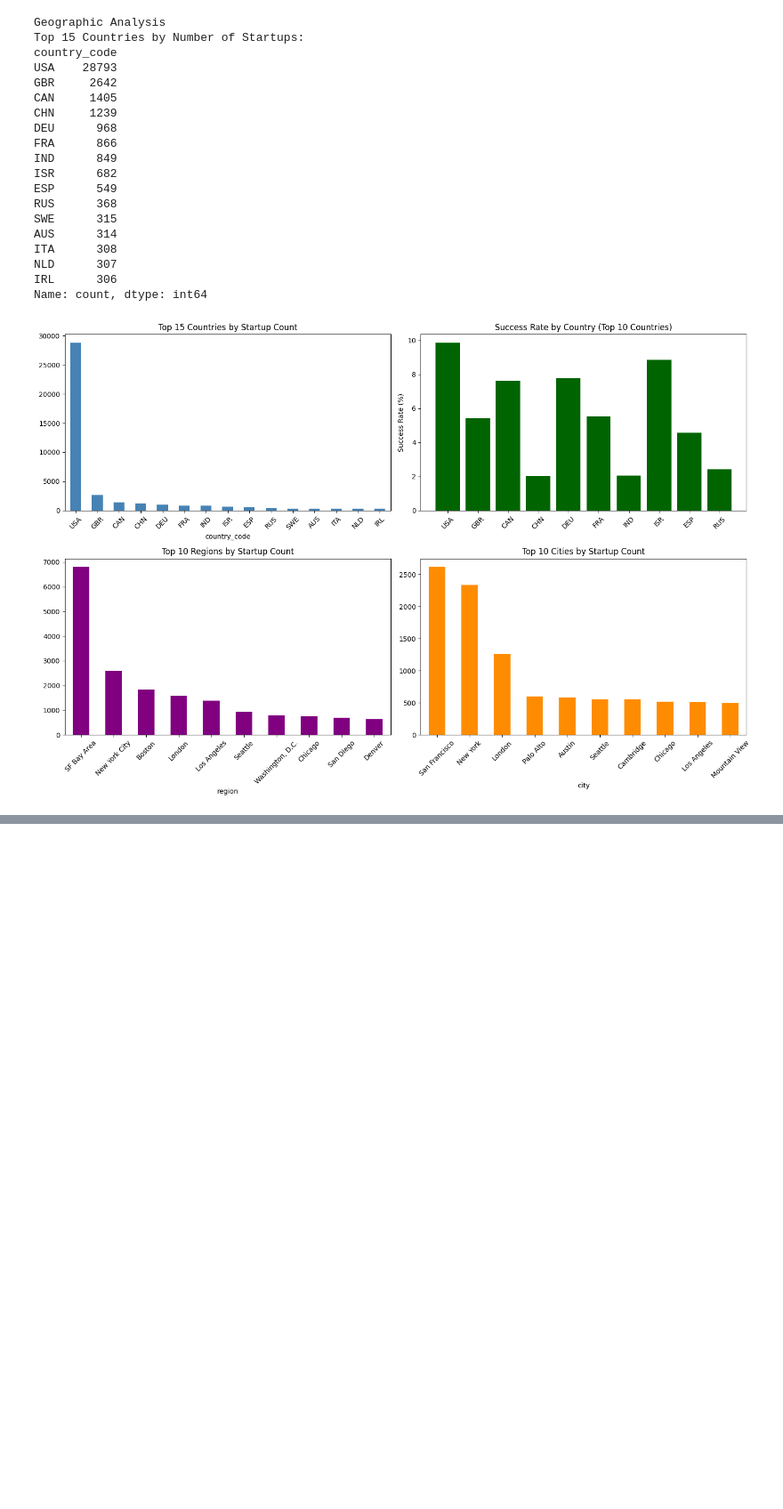
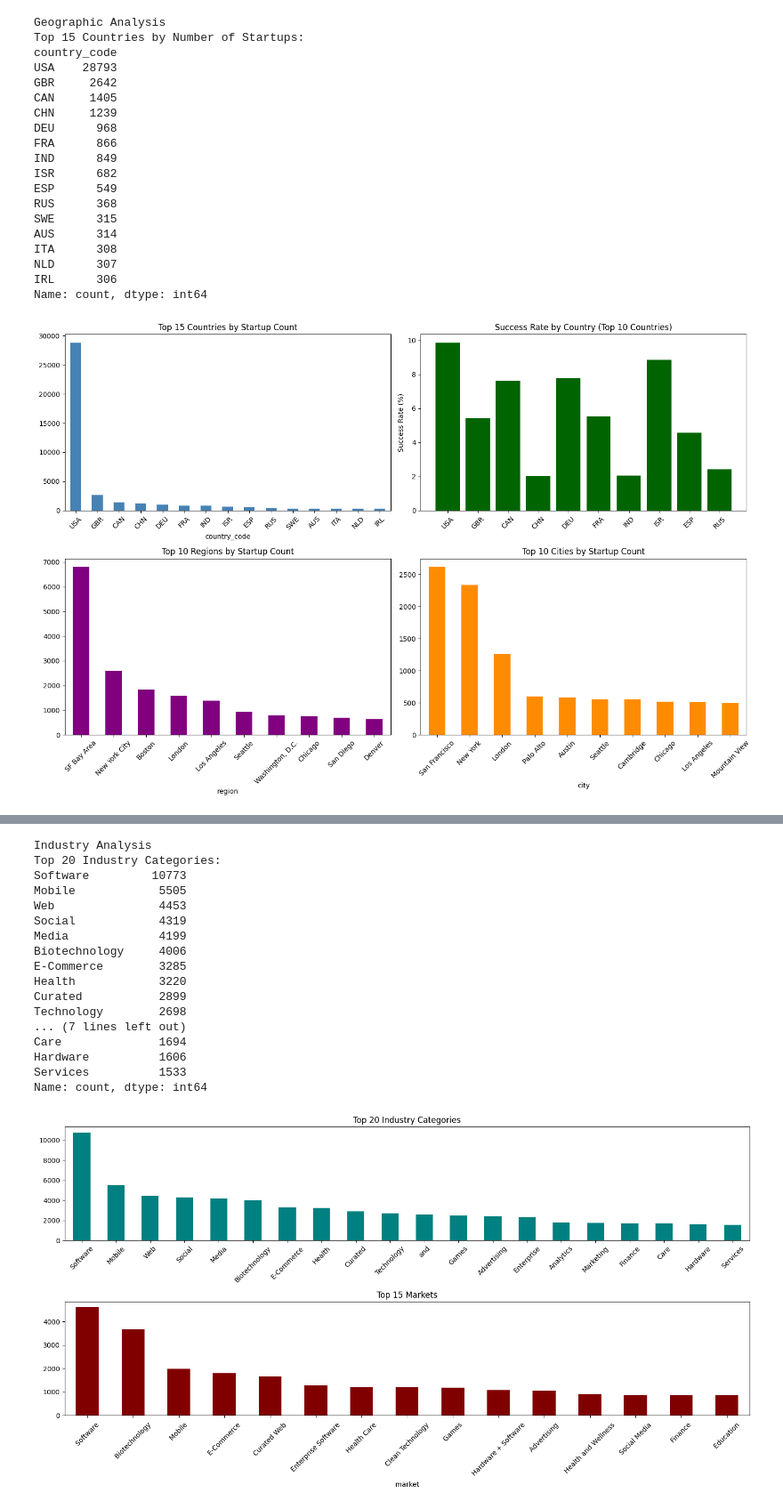
Before and after one commit to RyanFabrick/ML-Startup-Success-Prediction, a Jupyter notebook: notebooks/01_data_exploration.ipynb, the cells around one changed output, grey strips where cells are left out. Shown at 89% size. Cells and saved outputs as stored; diff of their text form; code cells hidden in the pictures; blank space fills up the shorter version.

```diff
--- a/notebooks/01_data_exploration.ipynb
+++ b/notebooks/01_data_exploration.ipynb
@@ -394,10 +394,14 @@ plt.yscale('log')
 
 # Round progression analysis
 plt.subplot(2, 3, 5)
+def get_max_round_reached(row):
+   if row.any():
+       return row.astype(bool)[::-1].idxmax()
+   else:
+       return 'No Funding'
 
-df['max_round_reached'] = df[funding_rounds_cols].apply(
-    lambda row: row.astype(bool)[::-1].idxmax() if row.any() else 'No Funding', axis=1
-)
+df['max_round_reached'] = df[funding_rounds_cols].apply(get_max_round_reached, axis=1)
+
 round_progression = df['max_round_reached'].value_counts()
 round_progression.plot(kind='bar', color='orange')
 plt.title('Maximum Round Reached')
@@ -512 +541,64 @@ Name: count, dtype: int64
+# %%
+# Industry Analysis
+
+print("Industry Analysis")
+
+# Cleans and analyszes categories
+def extract_categories(category_string):
+    if pd.isna(category_string):
+        return []
+    # Remove pipes and split
+    categories = category_string.replace('|', ' ').split()
+    result = []
+    for cat in categories:
+        stripped_cat = cat.strip()
+        if stripped_cat:
+            result.append(stripped_cat)
+    return result
+
+# Gets all categories
+all_categories = []
+for cat_list in df['category_list'].dropna():
+    all_categories.extend(extract_categories(cat_list))
+
+category_counts = pd.Series(all_categories).value_counts().head(20)
+print("Top 20 Industry Categories:")
+print(category_counts)
+
+plt.figure(figsize=(15, 8))
+
+plt.subplot(2, 1, 1)
+category_counts.plot(kind='bar', color='teal')
+plt.title('Top 20 Industry Categories')
+plt.xticks(rotation=45)
+
+# Market Analysis
+
+plt.subplot(2, 1, 2)
+market_counts = df[' market '].value_counts().head(15)
+market_counts.plot(kind='bar', color='maroon')
+plt.title('Top 15 Markets')
+plt.xticks(rotation=45)
+
+plt.tight_layout()
+plt.show()
+# %% [output]
+Industry Analysis
+Top 20 Industry Categories:
+Software         10773
+Mobile            5505
+Web               4453
+Social            4319
+Media             4199
+Biotechnology     4006
+E-Commerce        3285
+Health            3220
+Curated           2899
+Technology        2698
+... (7 lines left out)
+Care              1694
+Hardware          1606
+Services          1533
+Name: count, dtype: int64
+[figure, added]
 # %% [markdown]
```
Also changed, not shown: parts of 9 cells of this notebook.
